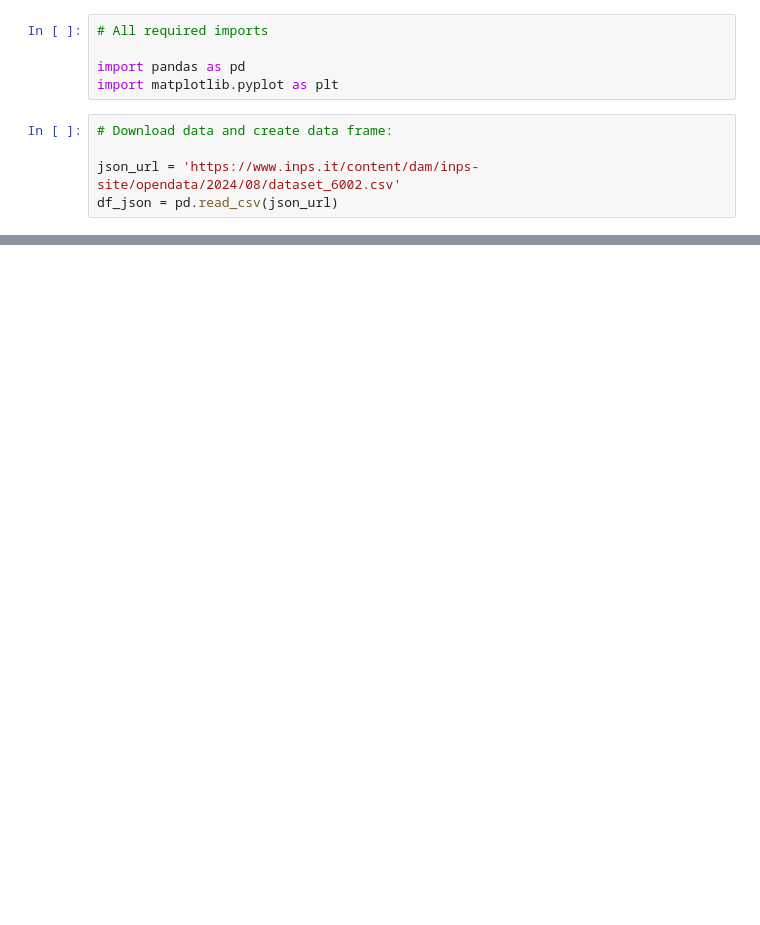
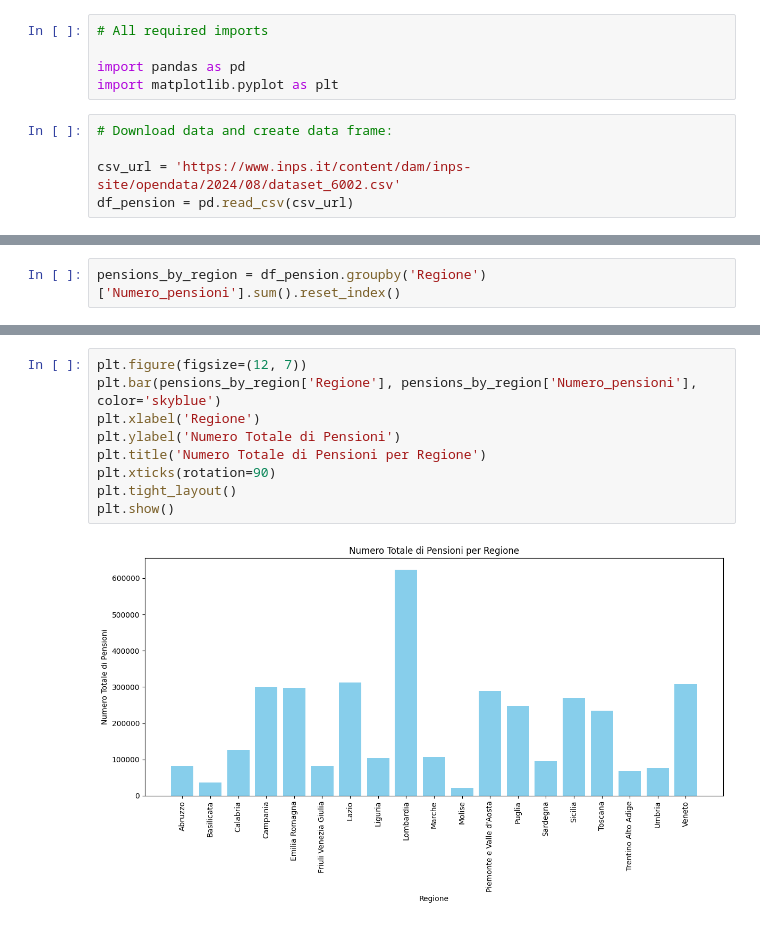
Before and after one commit to rebatoma/italian_pension_investigation, a Jupyter notebook: pension_data.ipynb, the cells around one changed output, grey strips where cells are left out. Saved outputs shown, nothing was run; the diff lists cells and outputs as text; blank space fills up the shorter version.

```diff
--- a/pension_data.ipynb
+++ b/pension_data.ipynb
@@ -10,5 +10,5 @@ import matplotlib.pyplot as plt
 # %%
 # Download data and create data frame:
 
-json_url = 'https://www.inps.it/content/dam/inps-site/opendata/2024/08/dataset_6002.csv'
-df_json = pd.read_csv(json_url)
+csv_url = 'https://www.inps.it/content/dam/inps-site/opendata/2024/08/dataset_6002.csv'
+df_pension = pd.read_csv(csv_url)
@@ -25,0 +15,2 @@ df_json.head()
+# %%
+pensions_by_region = df_pension.groupby('Regione')['Numero_pensioni'].sum().reset_index()
@@ -25,0 +90,11 @@ df_json.head()
+# %%
+plt.figure(figsize=(12, 7))
+plt.bar(pensions_by_region['Regione'], pensions_by_region['Numero_pensioni'], color='skyblue')
+plt.xlabel('Regione')
+plt.ylabel('Numero Totale di Pensioni')
+plt.title('Numero Totale di Pensioni per Regione')
+plt.xticks(rotation=90)
+plt.tight_layout()
+plt.show()
+# %% [output]
+[figure, added]
```
Also changed, not shown: parts of 8 cells of this notebook.
